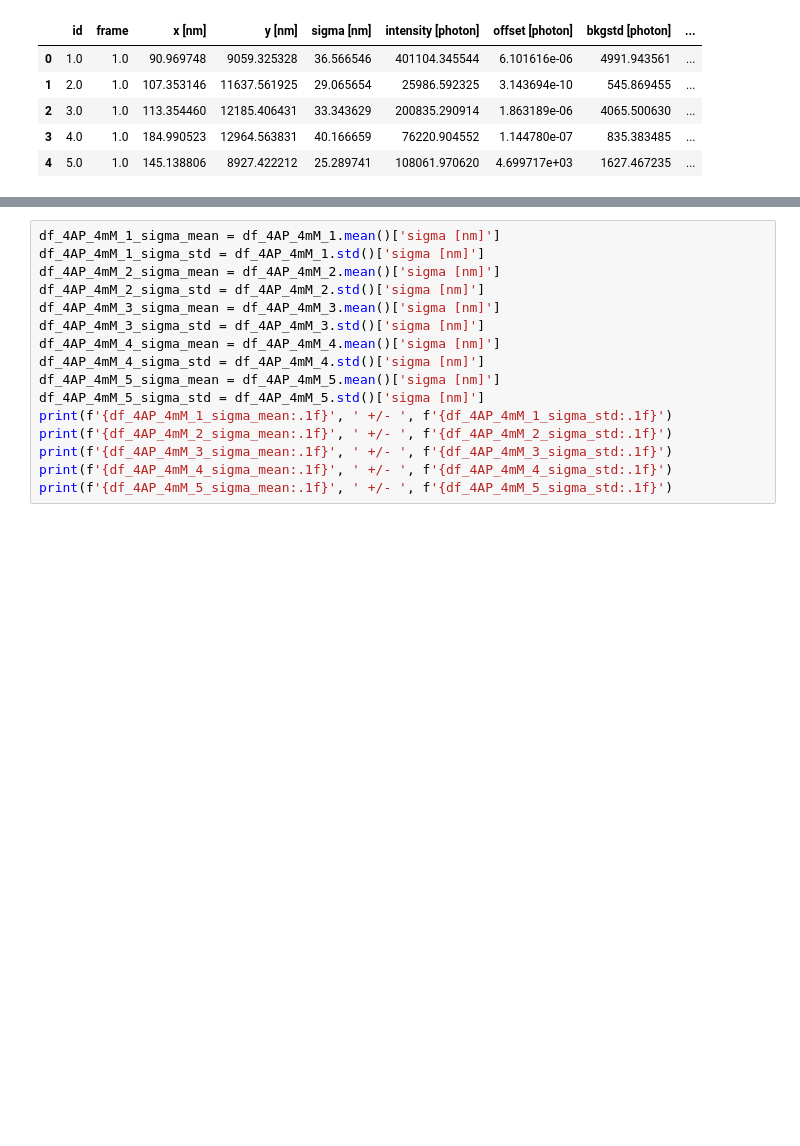
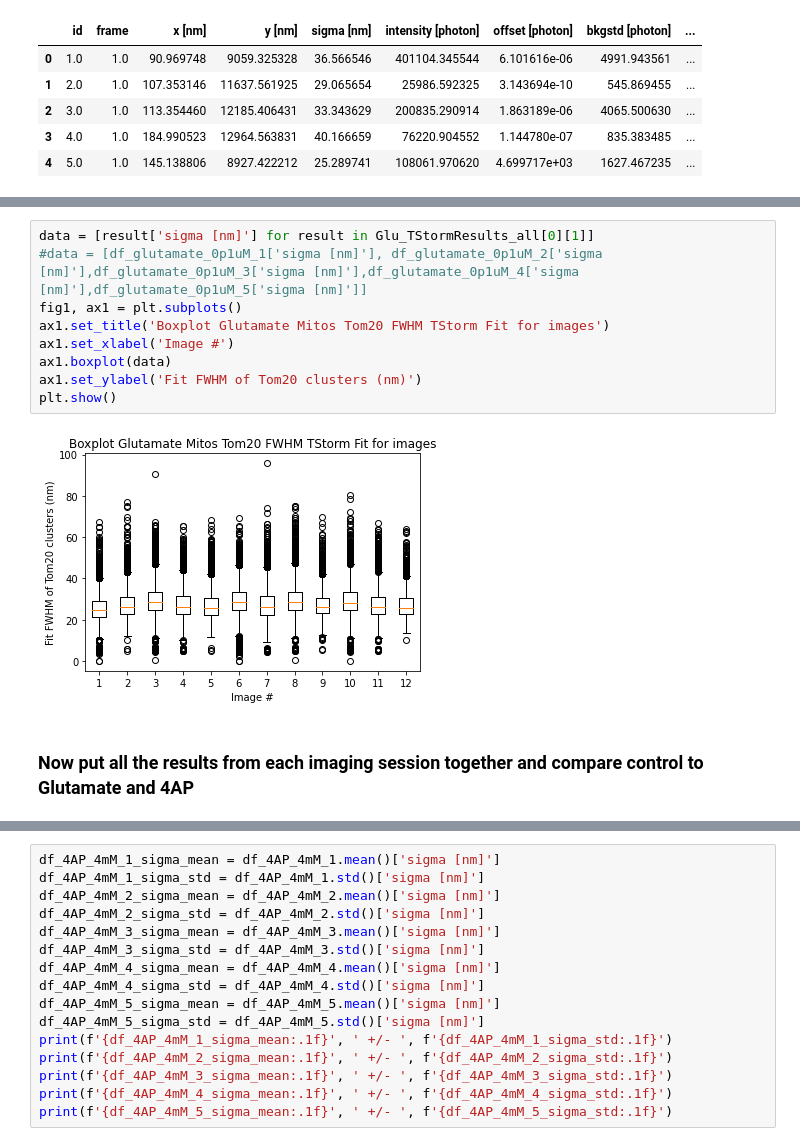
Before and after one commit to stephmeyer/STEDMitosActivity, a Jupyter notebook: Mitos_spot_analysis.ipynb, the cells around one changed output, grey strips where cells are left out. Cells and saved outputs as stored; diff of their text form; blank space fills up the shorter version.

```diff
--- a/Mitos_spot_analysis.ipynb
+++ b/Mitos_spot_analysis.ipynb
@@ -151,0 +264,13 @@ df_glutamate_control_1.head()
+# %%
+data = [result['sigma [nm]'] for result in Glu_TStormResults_all[0][1]]
+#data = [df_glutamate_0p1uM_1['sigma [nm]'], df_glutamate_0p1uM_2['sigma [nm]'],df_glutamate_0p1uM_3['sigma [nm]'],df_glutamate_0p1uM_4['sigma [nm]'],df_glutamate_0p1uM_5['sigma [nm]']]
+fig1, ax1 = plt.subplots()
+ax1.set_title('Boxplot Glutamate Mitos Tom20 FWHM TStorm Fit for images')
+ax1.set_xlabel('Image #')
+ax1.boxplot(data)
+ax1.set_ylabel('Fit FWHM of Tom20 clusters (nm)')
+plt.show()
+# %% [output]
+[figure, added]
+# %% [markdown]
+### Now put all the results from each imaging session together and compare control to Glutamate and 4AP
```
Also changed, not shown: parts of 19 cells of this notebook.
